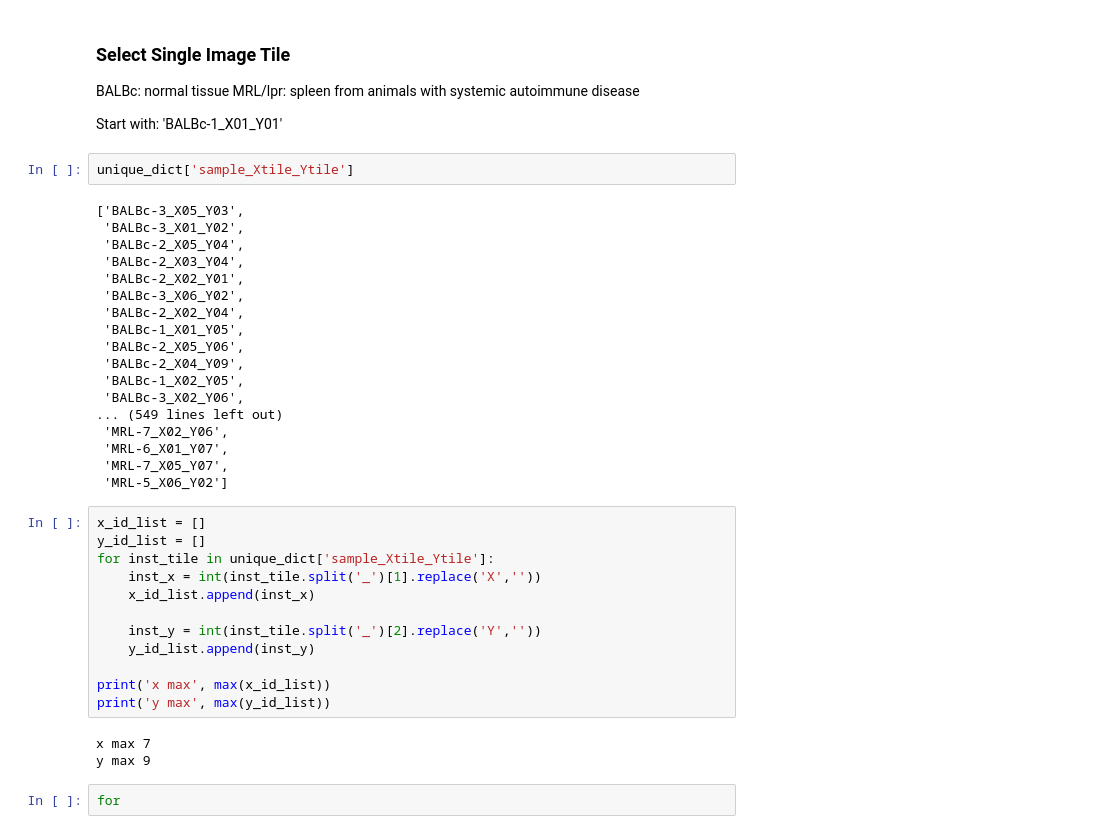
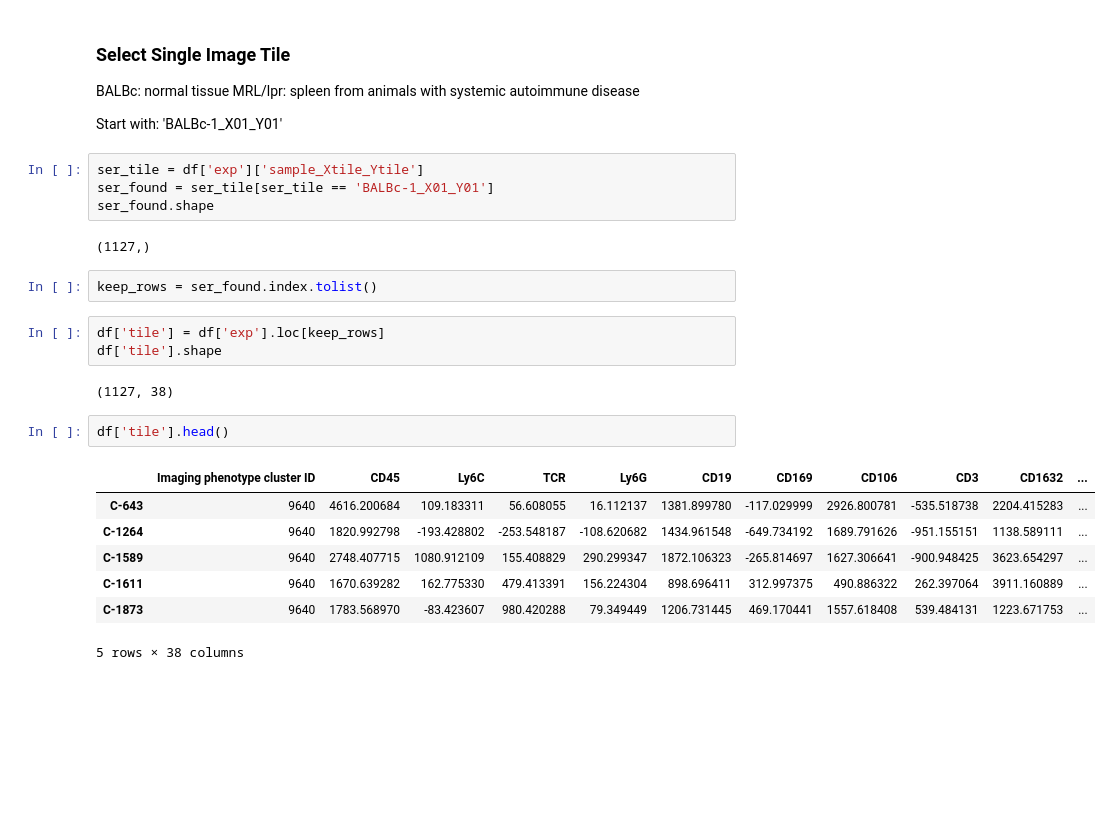
Before and after one commit to ismms-himc/codex_spatial_spleen, a Jupyter notebook: notebooks/0.1.0_Load_Data.ipynb, the cells around one changed output. Cells and saved outputs as stored; diff of their text form; blank space fills up the shorter version.

```diff
--- a/notebooks/0.1.0_Load_Data.ipynb
+++ b/notebooks/0.1.0_Load_Data.ipynb
@@ -101,40 +131,26 @@ BALBc: normal tissue
 MRL/lpr: spleen from animals with systemic autoimmune disease
 
 Start with: 'BALBc-1_X01_Y01'
-# %%
-unique_dict['sample_Xtile_Ytile']
-# %% [output]
-['BALBc-3_X05_Y03',
- 'BALBc-3_X01_Y02',
- 'BALBc-2_X05_Y04',
- 'BALBc-2_X03_Y04',
- 'BALBc-2_X02_Y01',
- 'BALBc-3_X06_Y02',
- 'BALBc-2_X02_Y04',
- 'BALBc-1_X01_Y05',
- 'BALBc-2_X05_Y06',
- 'BALBc-2_X04_Y09',
- 'BALBc-1_X02_Y05',
- 'BALBc-3_X02_Y06',
-... (549 lines left out)
- 'MRL-7_X02_Y06',
- 'MRL-6_X01_Y07',
- 'MRL-7_X05_Y07',
- 'MRL-5_X06_Y02']
-# %%
-x_id_list = []
-y_id_list = []
-for inst_tile in unique_dict['sample_Xtile_Ytile']:
-    inst_x = int(inst_tile.split('_')[1].replace('X',''))
-    x_id_list.append(inst_x)
-
-    inst_y = int(inst_tile.split('_')[2].replace('Y',''))
-    y_id_list.append(inst_y)
-
-print('x max', max(x_id_list))
-print('y max', max(y_id_list))
-# %% [output]
-x max 7
-y max 9
-# %%
-for
+# %%
+ser_tile = df['exp']['sample_Xtile_Ytile']
+ser_found = ser_tile[ser_tile == 'BALBc-1_X01_Y01']
+ser_found.shape
+# %% [output]
+(1127,)
+# %%
+keep_rows = ser_found.index.tolist()
+# %%
+df['tile'] = df['exp'].loc[keep_rows]
+df['tile'].shape
+# %% [output]
+(1127, 38)
+# %%
+df['tile'].head()
+# %% [output]
+|  | Imaging phenotype cluster ID | CD45 | Ly6C | TCR | Ly6G | CD19 | CD169 | CD106 | CD3 | CD1632 | ... |
+| C-643 | 9640 | 4616.200684 | 109.183311 | 56.608055 | 16.112137 | 1381.899780 | -117.029999 | 2926.800781 | -535.518738 | 2204.415283 | ... |
+| C-1264 | 9640 | 1820.992798 | -193.428802 | -253.548187 | -108.620682 | 1434.961548 | -649.734192 | 1689.791626 | -951.155151 | 1138.589111 | ... |
+| C-1589 | 9640 | 2748.407715 | 1080.912109 | 155.408829 | 290.299347 | 1872.106323 | -265.814697 | 1627.306641 | -900.948425 | 3623.654297 | ... |
+| C-1611 | 9640 | 1670.639282 | 162.775330 | 479.413391 | 156.224304 | 898.696411 | 312.997375 | 490.886322 | 262.397064 | 3911.160889 | ... |
+| C-1873 | 9640 | 1783.568970 | -83.423607 | 980.420288 | 79.349449 | 1206.731445 | 469.170441 | 1557.618408 | 539.484131 | 1223.671753 | ... |
+5 rows × 38 columns
```
Also changed, not shown: parts of 17 cells of this notebook.
